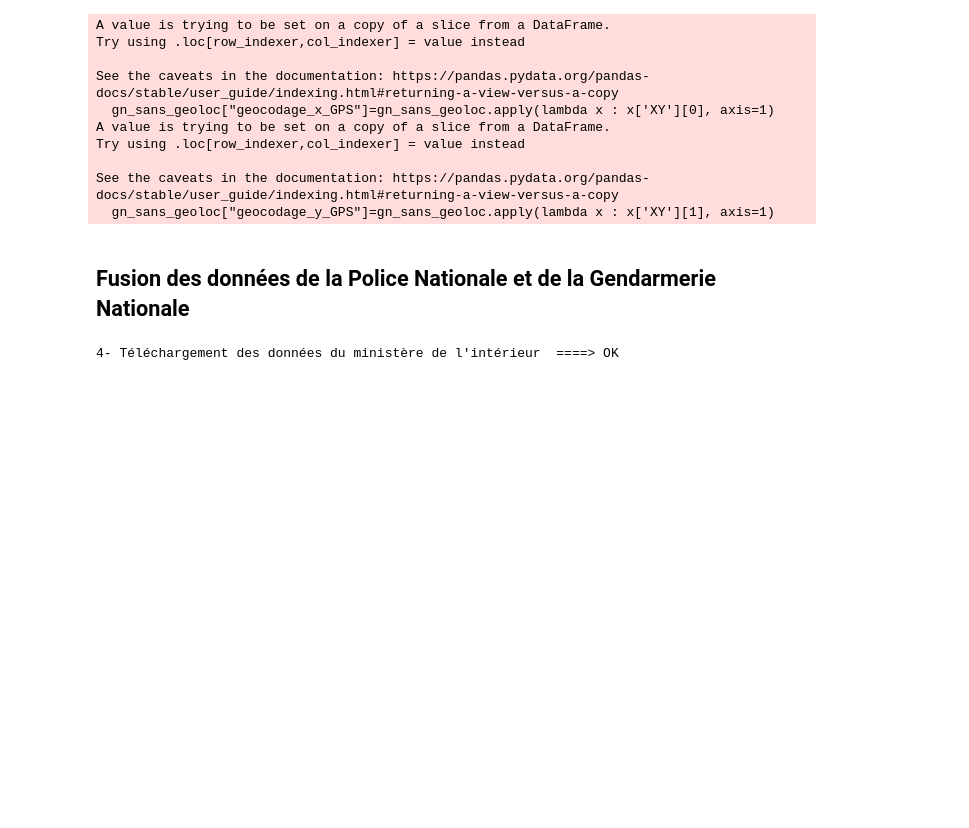
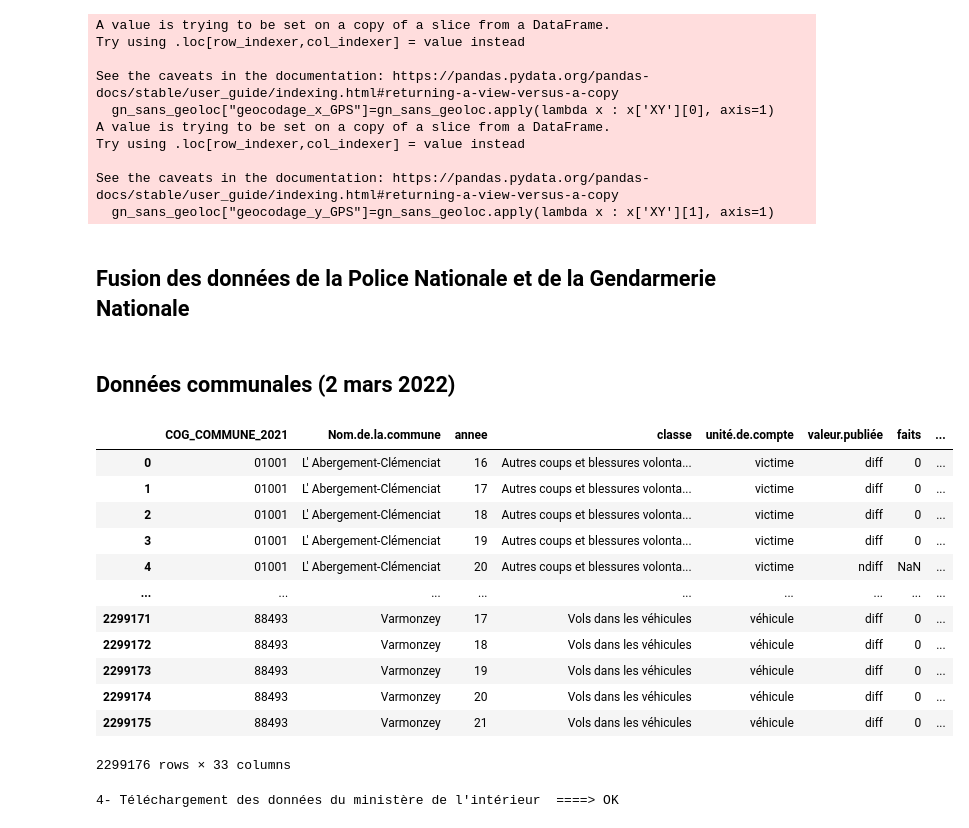
Before and after one commit to cthiounn/python-datascience-ENSAE-2A, a Jupyter notebook: Etude_communale/1_Recup_donnees_communales.ipynb, the cells around one changed output. Drawn from its saved outputs; the diff is of its cells as text; code cells hidden in the pictures; blank space fills up the shorter version.

Commit message:
add ssmsi données communales

```diff
--- a/Etude communale/1_Recup_donnees_communales.ipynb
+++ b/Etude_communale/1_Recup_donnees_communales.ipynb
@@ -587,6 +587,35 @@ donnees_police= pn_num.merge(pn_geo,how='inner',right_index=True,left_index=True
 donnees_police["Police"]=1
 # %%
 donnees_min_int_2018=donnees_gendarmerie.append(donnees_police)
+# %% [markdown]
+## Données communales (2 mars 2022)
+# %%
+#https://www.data.gouv.fr/fr/datasets/bases-communale-et-departementale-des-principaux-indicateurs-des-crimes-et-delits-enregistres-par-la-police-et-la-gendarmerie-nationales/
+import tarfile
+URL_FILE="https://www.data.gouv.fr/fr/datasets/r/3f51212c-f7d2-4aec-b899-06be6cdd1030"
+
+r=requests.get(URL_FILE)
+
+open("base-communale-csv.gz", 'wb').write(r.content)
+
+
+donnees_communales_ssmsi=pd.read_csv("base-communale-csv.gz",compression='gzip', sep=";", dtype="str")
+# %%
+donnees_communales_ssmsi
+# %% [output]
+|  | COG_COMMUNE_2021 | Nom.de.la.commune | annee | classe | unité.de.compte | valeur.publiée | faits | ... |
+| 0 | 01001 | L' Abergement-Clémenciat | 16 | Autres coups et blessures volonta... | victime | diff | 0 | ... |
+| 1 | 01001 | L' Abergement-Clémenciat | 17 | Autres coups et blessures volonta... | victime | diff | 0 | ... |
+| 2 | 01001 | L' Abergement-Clémenciat | 18 | Autres coups et blessures volonta... | victime | diff | 0 | ... |
+| 3 | 01001 | L' Abergement-Clémenciat | 19 | Autres coups et blessures volonta... | victime | diff | 0 | ... |
+| 4 | 01001 | L' Abergement-Clémenciat | 20 | Autres coups et blessures volonta... | victime | ndiff | NaN | ... |
+| ... | ... | ... | ... | ... | ... | ... | ... | ... |
+| 2299171 | 88493 | Varmonzey | 17 | Vols dans les véhicules | véhicule | diff | 0 | ... |
+| 2299172 | 88493 | Varmonzey | 18 | Vols dans les véhicules | véhicule | diff | 0 | ... |
+| 2299173 | 88493 | Varmonzey | 19 | Vols dans les véhicules | véhicule | diff | 0 | ... |
+| 2299174 | 88493 | Varmonzey | 20 | Vols dans les véhicules | véhicule | diff | 0 | ... |
+| 2299175 | 88493 | Varmonzey | 21 | Vols dans les véhicules | véhicule | diff | 0 | ... |
+2299176 rows × 33 columns
 # %%
 if VERBOSE:
     display(donnees_min_int_2018.sum())
```
Also changed, not shown: parts of 1 cell of this notebook, 1 other file.
